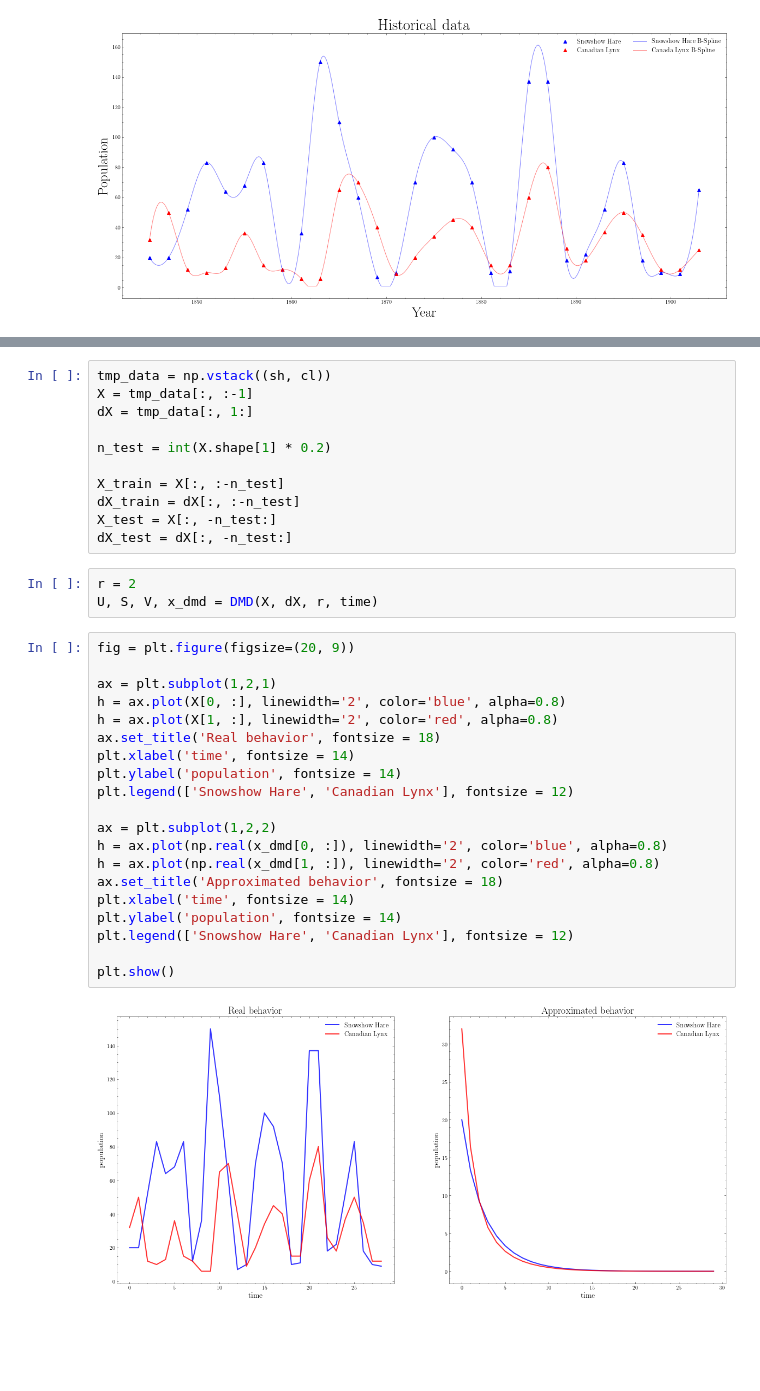
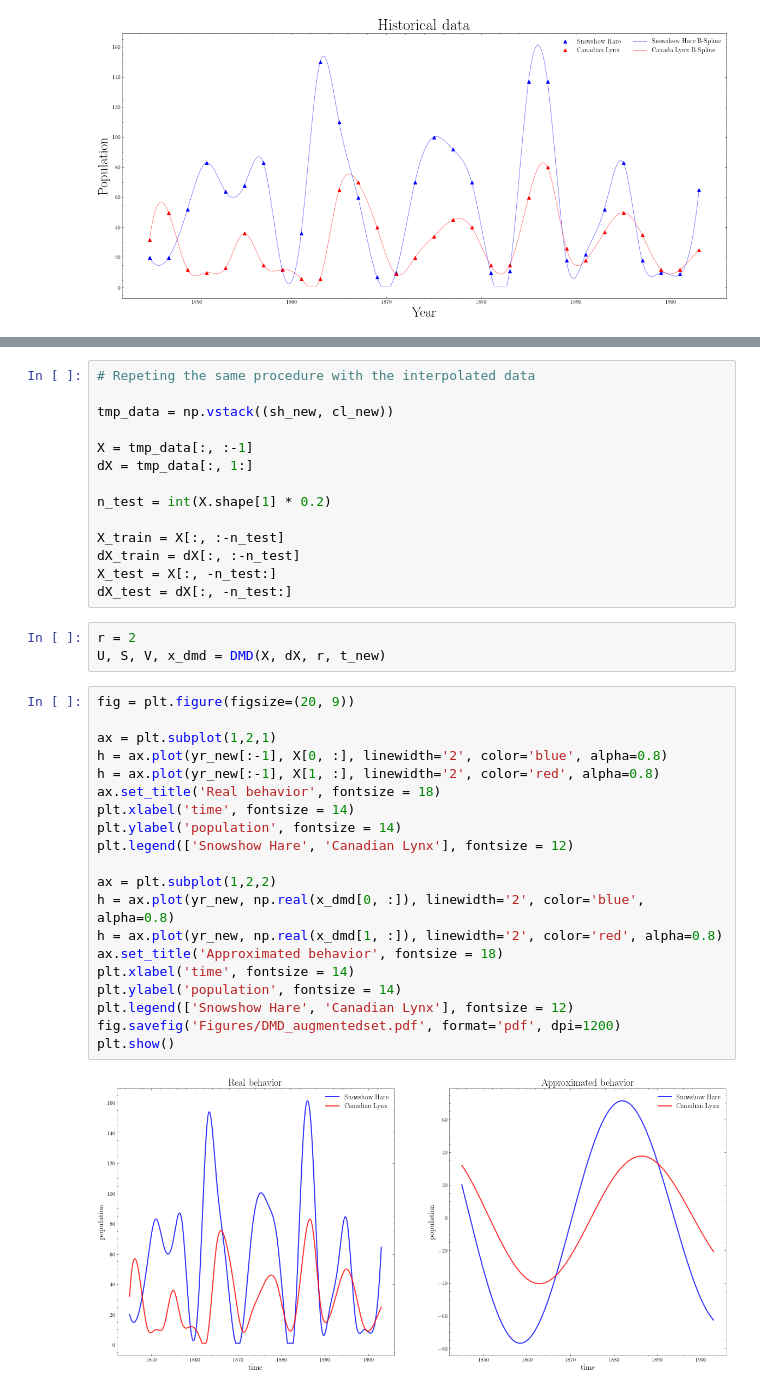
Before and after one commit to tdinelli/Modelling-From-Measurements, a Jupyter notebook: Notebooks/Part-1.ipynb, the cells around one changed output, grey strips where cells are left out. Saved outputs shown, nothing was run; the diff lists cells and outputs as text; blank space fills up the shorter version.

```diff
--- a/Notebooks/Part-1.ipynb
+++ b/Notebooks/Part-1.ipynb
@@ -92,5 +182,8 @@ plt.show()
 # %%
-tmp_data = np.vstack((sh, cl))
+# Repeting the same procedure with the interpolated data
+
+tmp_data = np.vstack((sh_new, cl_new))
+
 X = tmp_data[:, :-1]
 dX = tmp_data[:, 1:]
 
@@ -102,26 +195,26 @@ X_test = X[:, -n_test:]
 dX_test = dX[:, -n_test:]
 # %%
 r = 2
-U, S, V, x_dmd = DMD(X, dX, r, time)
+U, S, V, x_dmd = DMD(X, dX, r, t_new)
 # %%
 fig = plt.figure(figsize=(20, 9))
 
 ax = plt.subplot(1,2,1)
-h = ax.plot(X[0, :], linewidth='2', color='blue', alpha=0.8)
-h = ax.plot(X[1, :], linewidth='2', color='red', alpha=0.8)
+h = ax.plot(yr_new[:-1], X[0, :], linewidth='2', color='blue', alpha=0.8)
+h = ax.plot(yr_new[:-1], X[1, :], linewidth='2', color='red', alpha=0.8)
 ax.set_title('Real behavior', fontsize = 18)
 plt.xlabel('time', fontsize = 14)
 plt.ylabel('population', fontsize = 14)
 plt.legend(['Snowshow Hare', 'Canadian Lynx'], fontsize = 12)
 
 ax = plt.subplot(1,2,2)
-h = ax.plot(np.real(x_dmd[0, :]), linewidth='2', color='blue', alpha=0.8)
-h = ax.plot(np.real(x_dmd[1, :]), linewidth='2', color='red', alpha=0.8)
+h = ax.plot(yr_new, np.real(x_dmd[0, :]), linewidth='2', color='blue', alpha=0.8)
+h = ax.plot(yr_new, np.real(x_dmd[1, :]), linewidth='2', color='red', alpha=0.8)
 ax.set_title('Approximated behavior', fontsize = 18)
 plt.xlabel('time', fontsize = 14)
 plt.ylabel('population', fontsize = 14)
 plt.legend(['Snowshow Hare', 'Canadian Lynx'], fontsize = 12)
-
+fig.savefig('Figures/DMD_augmentedset.pdf', format='pdf', dpi=1200)
 plt.show()
 # %% [output]
-[figure, old version]
+[figure, new version]
```
Also changed, not shown: parts of 11 cells of this notebook.
